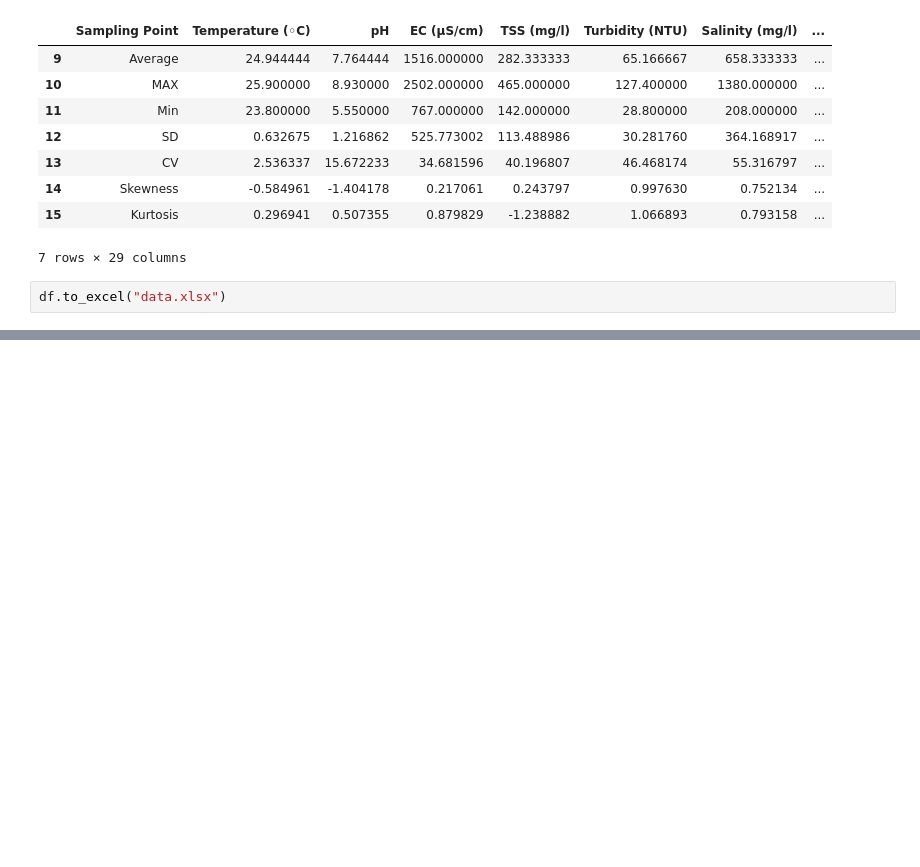
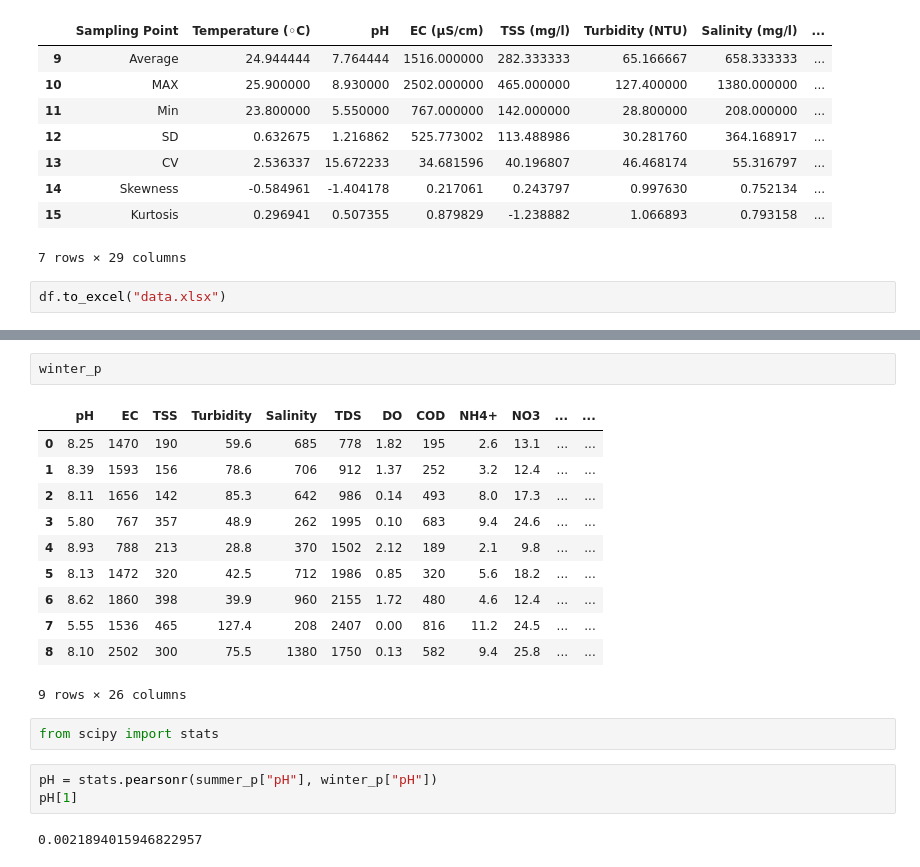
Before and after one commit to rakibhhridoy/OnGoingStudy, a Jupyter notebook: Buriganga/Buriganga.ipynb, the cells around one changed output, grey strips where cells are left out. Cells and saved outputs as stored; diff of their text form; blank space fills up the shorter version.

```diff
--- a/Buriganga/Buriganga.ipynb
+++ b/Buriganga/Buriganga.ipynb
@@ -190,0 +255,21 @@ df.to_excel("data.xlsx")
+# %%
+winter_p
+# %% [output]
+|  | pH | EC | TSS | Turbidity | Salinity | TDS | DO | COD | NH4+ | NO3 | ... | ... |
+| 0 | 8.25 | 1470 | 190 | 59.6 | 685 | 778 | 1.82 | 195 | 2.6 | 13.1 | ... | ... |
+| 1 | 8.39 | 1593 | 156 | 78.6 | 706 | 912 | 1.37 | 252 | 3.2 | 12.4 | ... | ... |
+| 2 | 8.11 | 1656 | 142 | 85.3 | 642 | 986 | 0.14 | 493 | 8.0 | 17.3 | ... | ... |
+| 3 | 5.80 | 767 | 357 | 48.9 | 262 | 1995 | 0.10 | 683 | 9.4 | 24.6 | ... | ... |
+| 4 | 8.93 | 788 | 213 | 28.8 | 370 | 1502 | 2.12 | 189 | 2.1 | 9.8 | ... | ... |
+| 5 | 8.13 | 1472 | 320 | 42.5 | 712 | 1986 | 0.85 | 320 | 5.6 | 18.2 | ... | ... |
+| 6 | 8.62 | 1860 | 398 | 39.9 | 960 | 2155 | 1.72 | 480 | 4.6 | 12.4 | ... | ... |
+| 7 | 5.55 | 1536 | 465 | 127.4 | 208 | 2407 | 0.00 | 816 | 11.2 | 24.5 | ... | ... |
+| 8 | 8.10 | 2502 | 300 | 75.5 | 1380 | 1750 | 0.13 | 582 | 9.4 | 25.8 | ... | ... |
+9 rows × 26 columns
+# %%
+from scipy import stats
+# %%
+pH = stats.pearsonr(summer_p["pH"], winter_p["pH"])
+pH[1]
+# %% [output]
+0.0021894015946822957
```
Also changed, not shown: parts of 59 cells of this notebook, 16 other files.
